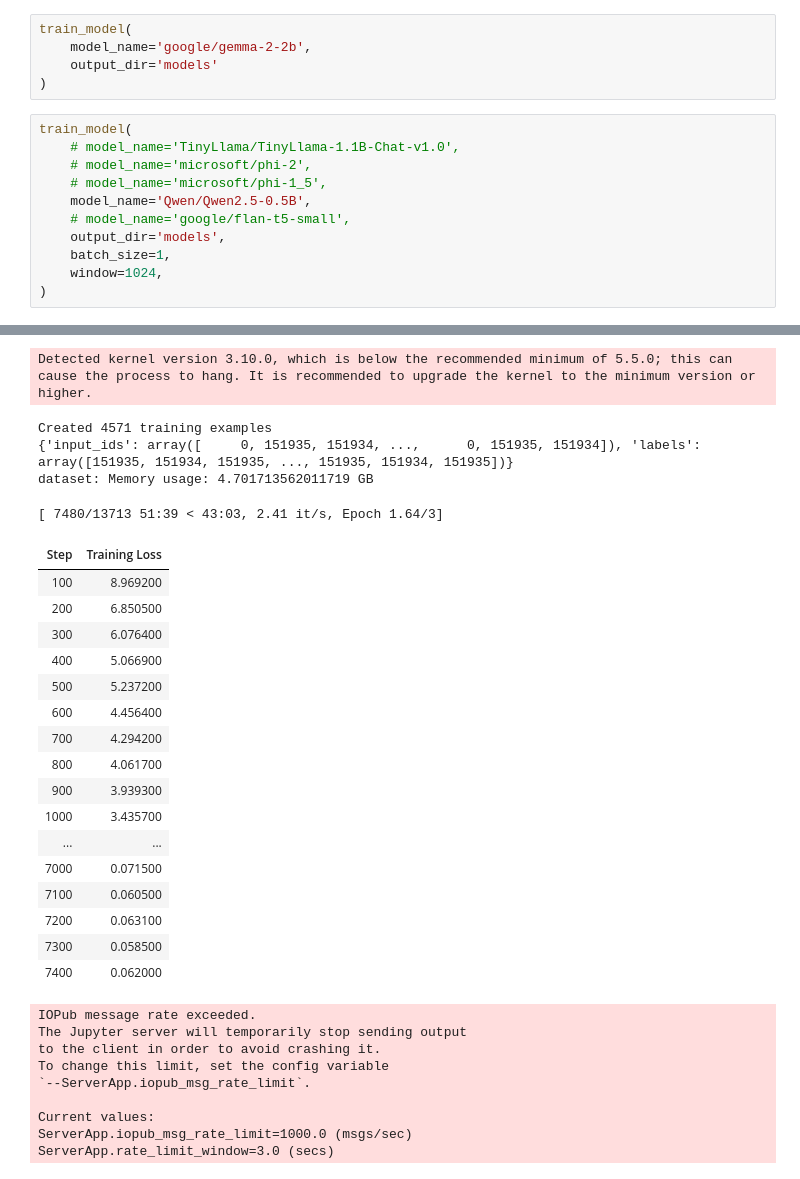
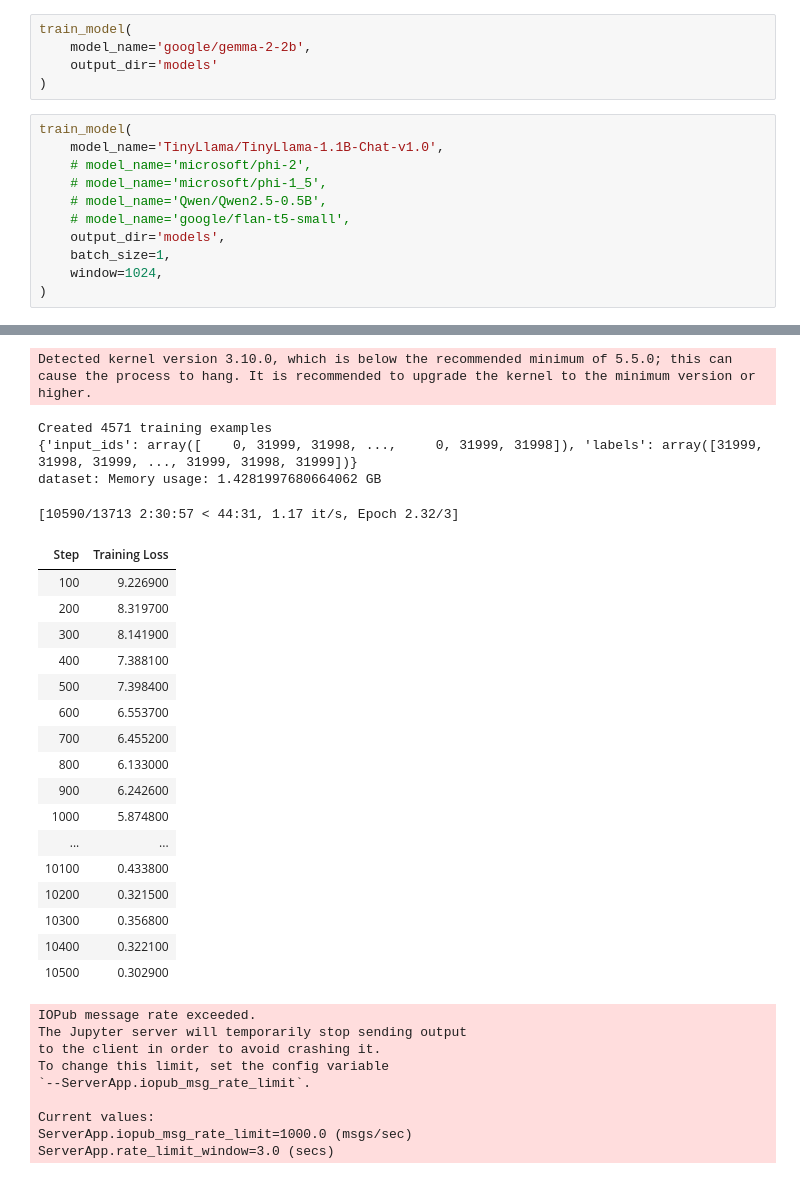
Before and after one commit to JoeyShapiro/TimeSeriesGPT, a Jupyter notebook: model.ipynb, the cells around one changed output, grey strips where cells are left out. Cells and saved outputs as stored; diff of their text form.

```diff
--- a/model.ipynb
+++ b/model.ipynb
@@ -473,10 +473,10 @@ train_model(
 )
 # %%
 train_model(
-    # model_name='TinyLlama/TinyLlama-1.1B-Chat-v1.0',
+    model_name='TinyLlama/TinyLlama-1.1B-Chat-v1.0',
     # model_name='microsoft/phi-2',
     # model_name='microsoft/phi-1_5',
-    model_name='Qwen/Qwen2.5-0.5B',
+    # model_name='Qwen/Qwen2.5-0.5B',
     # model_name='google/flan-t5-small',
     output_dir='models',
     batch_size=1,
@@ -490,39 +490,39 @@ Vocab size: 151936
 Processing raw_data/000_periodic.csv
 Processing raw_data/000_mul.csv
 Processing raw_data/001_sine.csv
 Processing raw_data/exchange_rate.csv
 Processing raw_data/mpi_saale.csv
 max samples from file
 Processing raw_data/000_arithmetic.csv
 Processing raw_data/000_combined.csv
 Processing raw_data/DailyDelhiClimateTrain.csv
 Processing raw_data/Weather_dataset.csv
 max samples from file
 Processing raw_data/Month_Value_1.csv
 Processing raw_data/ETTh1.csv
 max samples from file
 Detected kernel version 3.10.0, which is below the recommended minimum of 5.5.0; this can cause the process to hang. It is recommended to upgrade the kernel to the minimum version or higher.
 Created 4571 training examples
-{'input_ids': array([     0, 151935, 151934, ...,      0, 151935, 151934]), 'labels': array([151935, 151934, 151935, ..., 151935, 151934, 151935])}
-dataset: Memory usage: 4.701713562011719 GB
+{'input_ids': array([    0, 31999, 31998, ...,     0, 31999, 31998]), 'labels': array([31999, 31998, 31999, ..., 31999, 31998, 31999])}
+dataset: Memory usage: 1.4281997680664062 GB
-[ 7480/13713 51:39 < 43:03, 2.41 it/s, Epoch 1.64/3]
+[10590/13713 2:30:57 < 44:31, 1.17 it/s, Epoch 2.32/3]
 | Step | Training Loss |
-| 100 | 8.969200 |
-| 200 | 6.850500 |
-| 300 | 6.076400 |
-| 400 | 5.066900 |
-| 500 | 5.237200 |
-| 600 | 4.456400 |
-| 700 | 4.294200 |
-| 800 | 4.061700 |
-| 900 | 3.939300 |
-| 1000 | 3.435700 |
+| 100 | 9.226900 |
+| 200 | 8.319700 |
+| 300 | 8.141900 |
+| 400 | 7.388100 |
+| 500 | 7.398400 |
+| 600 | 6.553700 |
+| 700 | 6.455200 |
+| 800 | 6.133000 |
+| 900 | 6.242600 |
+| 1000 | 5.874800 |
 | ... | ... |
-| 7000 | 0.071500 |
-| 7100 | 0.060500 |
-| 7200 | 0.063100 |
-| 7300 | 0.058500 |
-| 7400 | 0.062000 |
+| 10100 | 0.433800 |
+| 10200 | 0.321500 |
+| 10300 | 0.356800 |
+| 10400 | 0.322100 |
+| 10500 | 0.302900 |
 IOPub message rate exceeded.
 The Jupyter server will temporarily stop sending output
 to the client in order to avoid crashing it.
```
Also changed, not shown: parts of 2 cells of this notebook.
